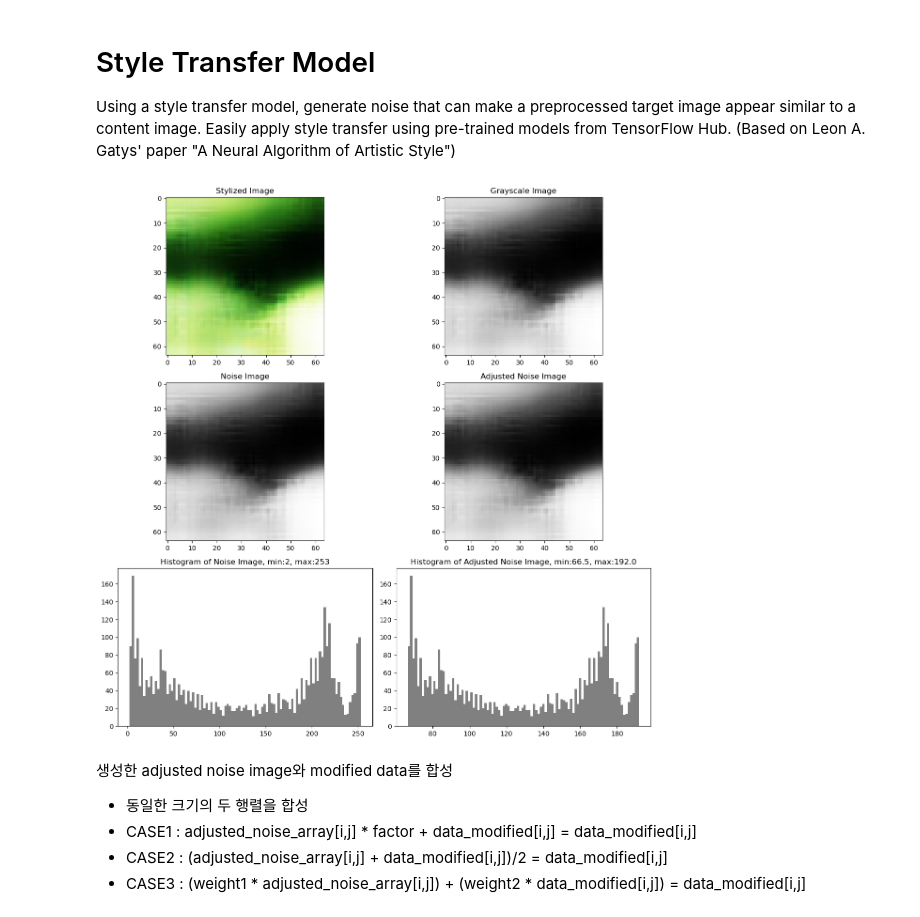
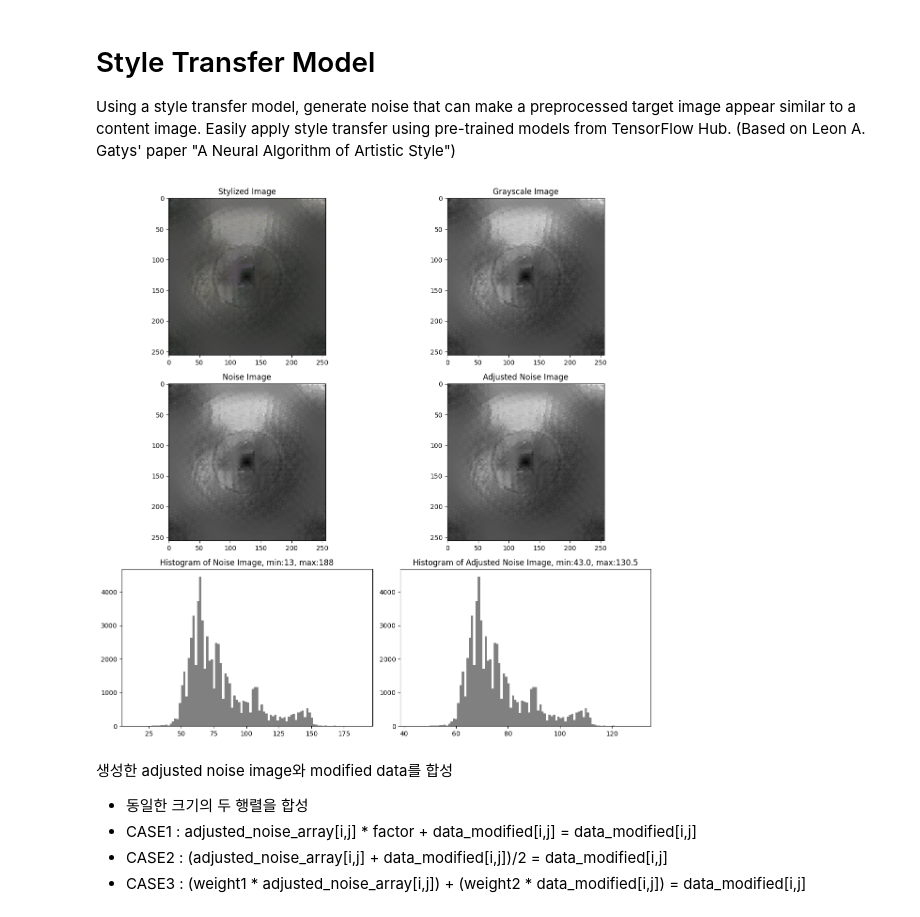
Before and after one commit to HMCHON/FRP_defect_detection, a Jupyter notebook: Transformer/tools/dataset_convert/preprocessing.ipynb, the cells around one changed output. Cells and saved outputs as stored; diff of their text form; code cells hidden in the pictures.

```diff
--- a/Transformer/tools/dataset_convert/preprocessing.ipynb
+++ b/Transformer/tools/dataset_convert/preprocessing.ipynb
@@ -170,7 +170,7 @@ def tensor_to_image(tensor):
 
 # 이미지를 로드하는 함수
 def load_img(path_to_img):
-    max_dim = 64
+    max_dim = 256
     img = tf.io.read_file(path_to_img)
     img = tf.image.decode_image(img, channels=3)
     img = tf.image.convert_image_dtype(img, tf.float32)
@@ -186,12 +186,16 @@ def load_img(path_to_img):
     return img
 
 # 이미지 로드
-target_image = load_img('a.png')
-content_image = load_img('b.png')
+content_image = load_img('a.png')
+style_image = load_img('b.png')
+
 
 # 스타일 변환 모델 로드 및 적용
 hub_model = hub.load('https://tfhub.dev/google/magenta/arbitrary-image-stylization-v1-256/2')
-stylized_image = hub_model(tf.constant(target_image), tf.constant(content_image))[0]
+
+# 스타일 변환 모델 적용
+stylized_image = hub_model(tf.constant(content_image), tf.constant(style_image))[0]
+
 
 # 텐서를 이미지로 변환
 stylized_pil_image = tensor_to_image(stylized_image)
@@ -226,34 +230,34 @@ fig, axs = plt.subplots(3, 2, figsize=(12, 12))
 
 # 원본 스타일 이미지
 axs[0, 0].set_title('Stylized Image')
 axs[0, 0].imshow(stylized_pil_image)
 
 # 그레이스케일 이미지
 axs[0, 1].set_title('Grayscale Image')
 axs[0, 1].imshow(ori_noise_array, cmap='gray')
 
 # 원본 노이즈 이미지
 axs[1, 0].set_title('Noise Image')
 axs[1, 0].imshow(original_noise_array, cmap='gray')
 
 # 조정된 노이즈 이미지
 axs[1, 1].set_title('Adjusted Noise Image')
 axs[1, 1].imshow(adjusted_noise_array, cmap='gray')
 
 # 원본 노이즈 이미지 히스토그램
 axs[2, 0].set_title(f'Histogram of Noise Image, min:{original_noise_array.min()}, max:{original_noise_array.max()}')
 original_noise_array_hist = original_noise_array.flatten()
 axs[2, 0].hist(original_noise_array_hist, bins=100, color='gray')
 
 # 조정된 노이즈 이미지 히스토그램
 axs[2, 1].set_title(f'Histogram of Adjusted Noise Image, min:{adjusted_noise_array.min()}, max:{adjusted_noise_array.max()}')
 adjusted_noise_array_hist = adjusted_noise_array.flatten()
 axs[2, 1].hist(adjusted_noise_array_hist, bins=100, color='gray')
 
 plt.tight_layout()
 plt.show()
 # %% [output]
-[figure, old version]
+[figure, new version]
 # %% [markdown]
 생성한 adjusted noise image와 modified data를 합성
 - 동일한 크기의 두 행렬을 합성
```
Also changed, not shown: parts of 5 cells of this notebook, 6 other files.
